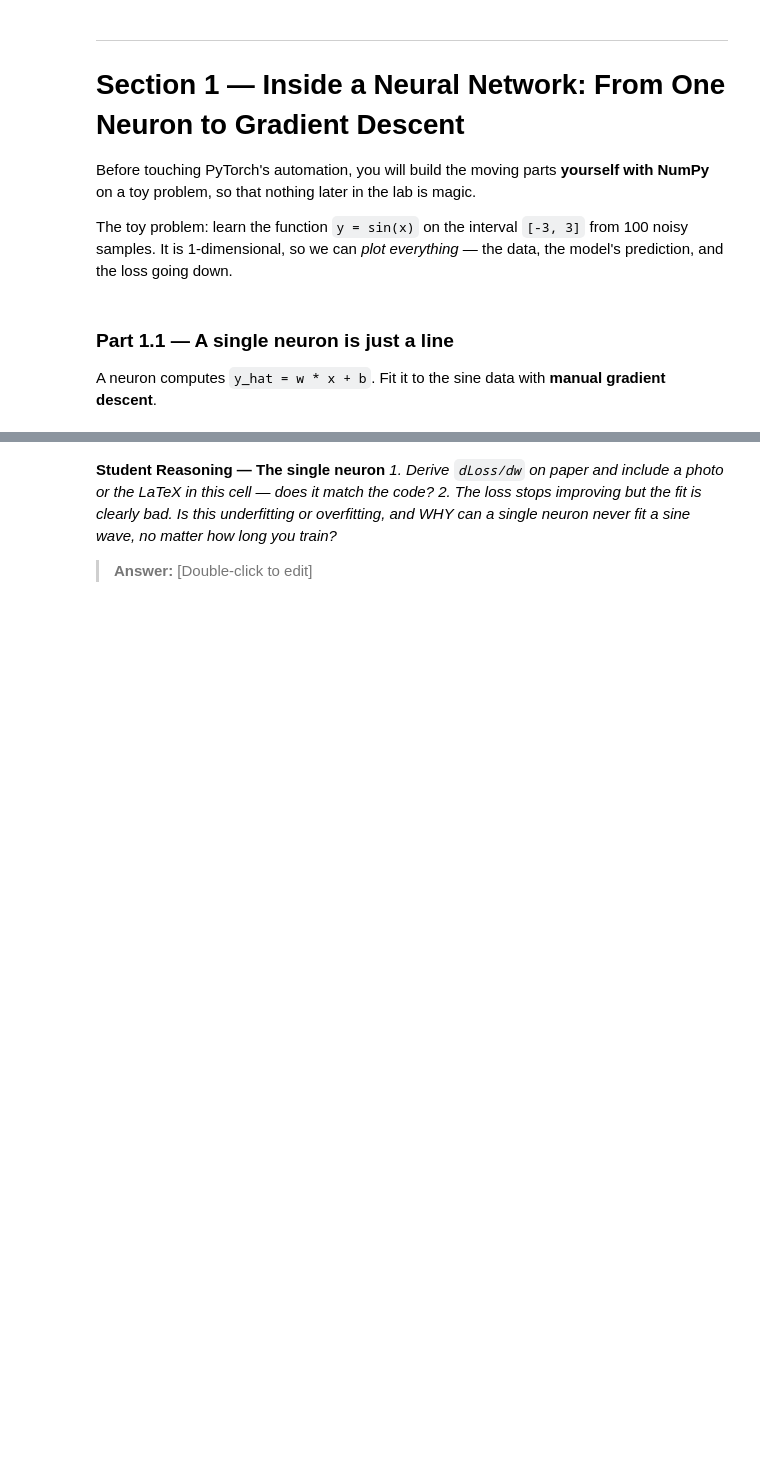
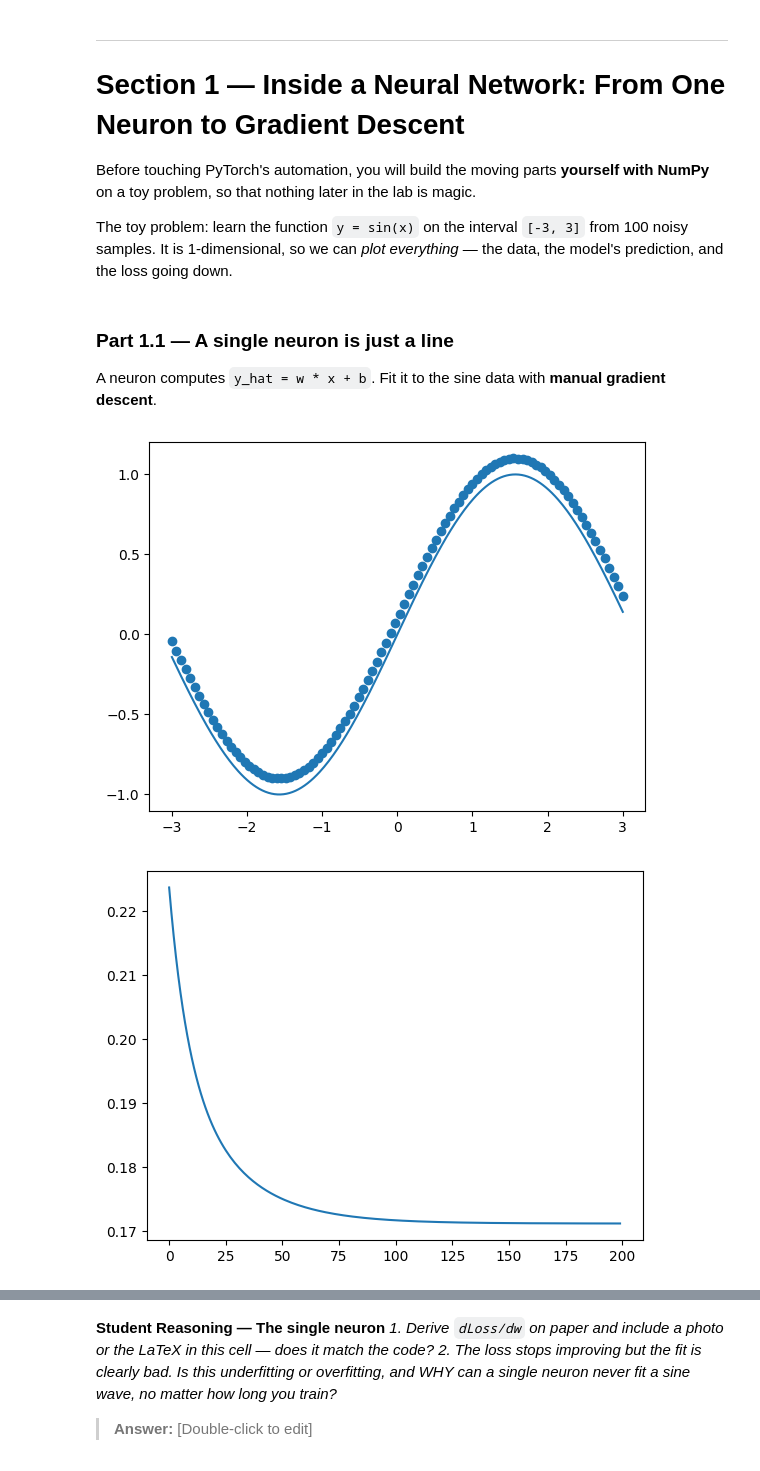
Before and after one commit to a-mensah26/Lab-3, a Jupyter notebook: Lab_3.ipynb, the cells around one changed output, grey strips where cells are left out. Drawn from its saved outputs; the diff is of its cells as text; code cells hidden in the pictures; blank space fills up the shorter version.

```diff
--- a/Lab_3.ipynb
+++ b/Lab_3.ipynb
@@ -91,19 +103,43 @@ and the loss going down.
 A neuron computes `y_hat = w * x + b`. Fit it to the sine data with **manual gradient descent**.
 # %%
 # TODO: Generate the toy data
-#   x = np.linspace(-3, 3, 100); y = np.sin(x) + small Gaussian noise (std=0.1)
+x = np.linspace(-3, 3, 100);
+std= 0.1  #small Gaussian noise
+y = np.sin(x) + std;
 #   Plot it.
+plot_x = np.linspace(-3, 3, 300)
+plot_y = np.sin(plot_x)
+plt.plot(plot_x, plot_y, label="true sin(x)")
+plt.scatter(x, y)
+plt.show()
 
 # TODO: Initialise w and b to small random values.
+w = np.random.randn()*0.5
+b = np.random.randn()*0.5
+# TODO: Implement ONE gradient-descent step by hand, then loop it for ~200 steps:
 
-# TODO: Implement ONE gradient-descent step by hand, then loop it for ~200 steps:
-#   y_hat = w * x + b
-#   loss  = np.mean((y_hat - y) ** 2)               # MSE
-#   dw    = np.mean(2 * (y_hat - y) * x)            # dLoss/dw  (derive this on paper!)
-#   db    = np.mean(2 * (y_hat - y))                # dLoss/db
-#   w    -= lr * dw
-#   b    -= lr * db
+lr = 0.01
+n_steps = 200
+losses = []
+
+
+for i in range(n_steps):
+  y_hat = w * x + b
+  loss  = np.mean((y_hat - y) ** 2)               # MSE
+  dw    = np.mean(2 * (y_hat - y) * x)            # dLoss/dw  (derive this on paper!)
+  db    = np.mean(2 * (y_hat - y))                # dLoss/db
+  w    -= lr * dw
+  b    -= lr * db
+  losses.append(loss)
 #   Record the loss at every step.
 
 # TODO: Plot (a) the loss curve over the 200 steps, and
-#             (b) the data with the fitted line on top.
+plt.plot(losses)
+plt.show()
+#(b) the data with the fitted line on top.
+plt.scatter(x, y, label='Data')
+plt.plot(plot_x, w * plot_x + b)
+plt.show()
+# %% [output]
+[figure, added]
+[figure, added]
```
Also changed, not shown: parts of 4 cells of this notebook.
